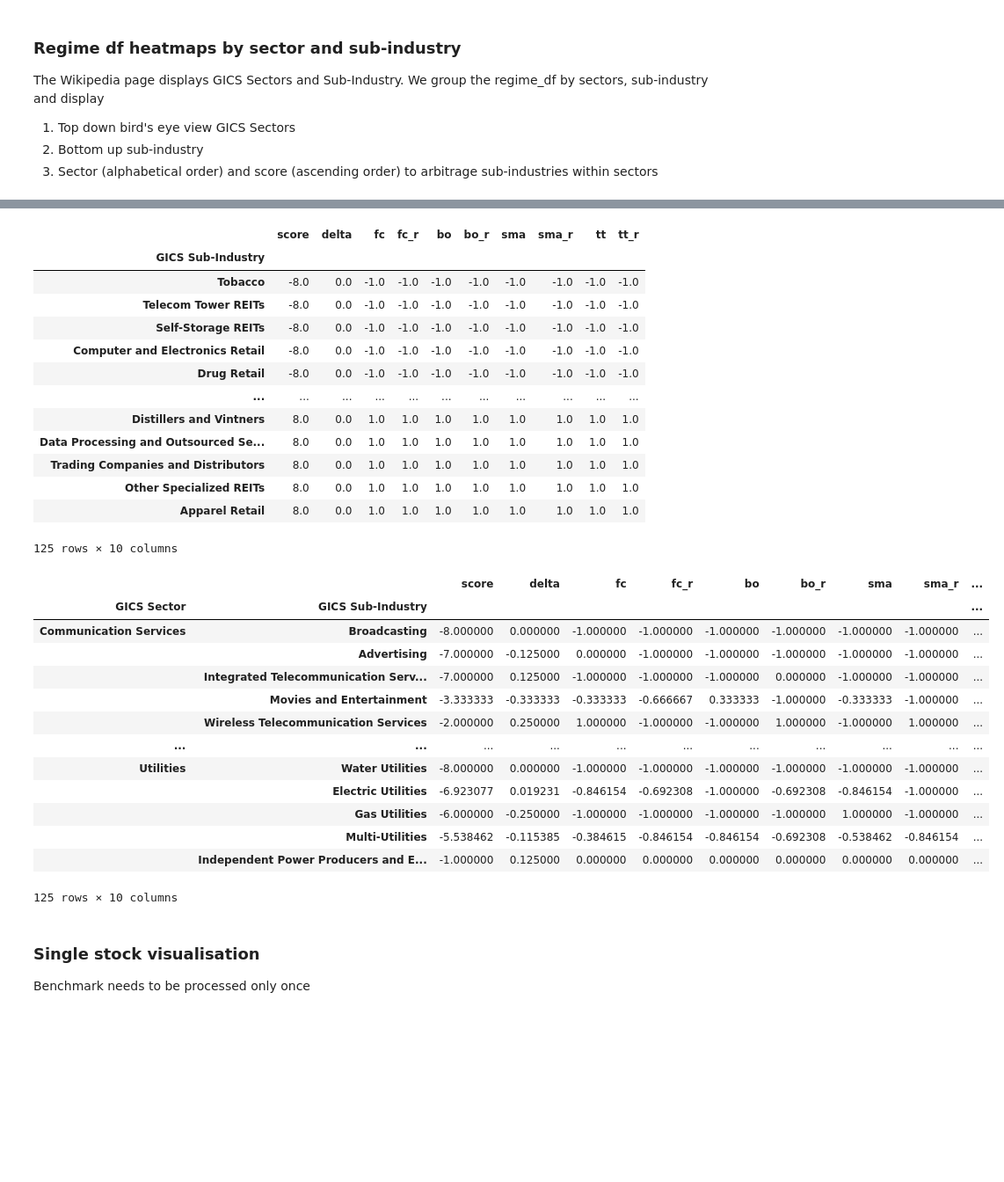
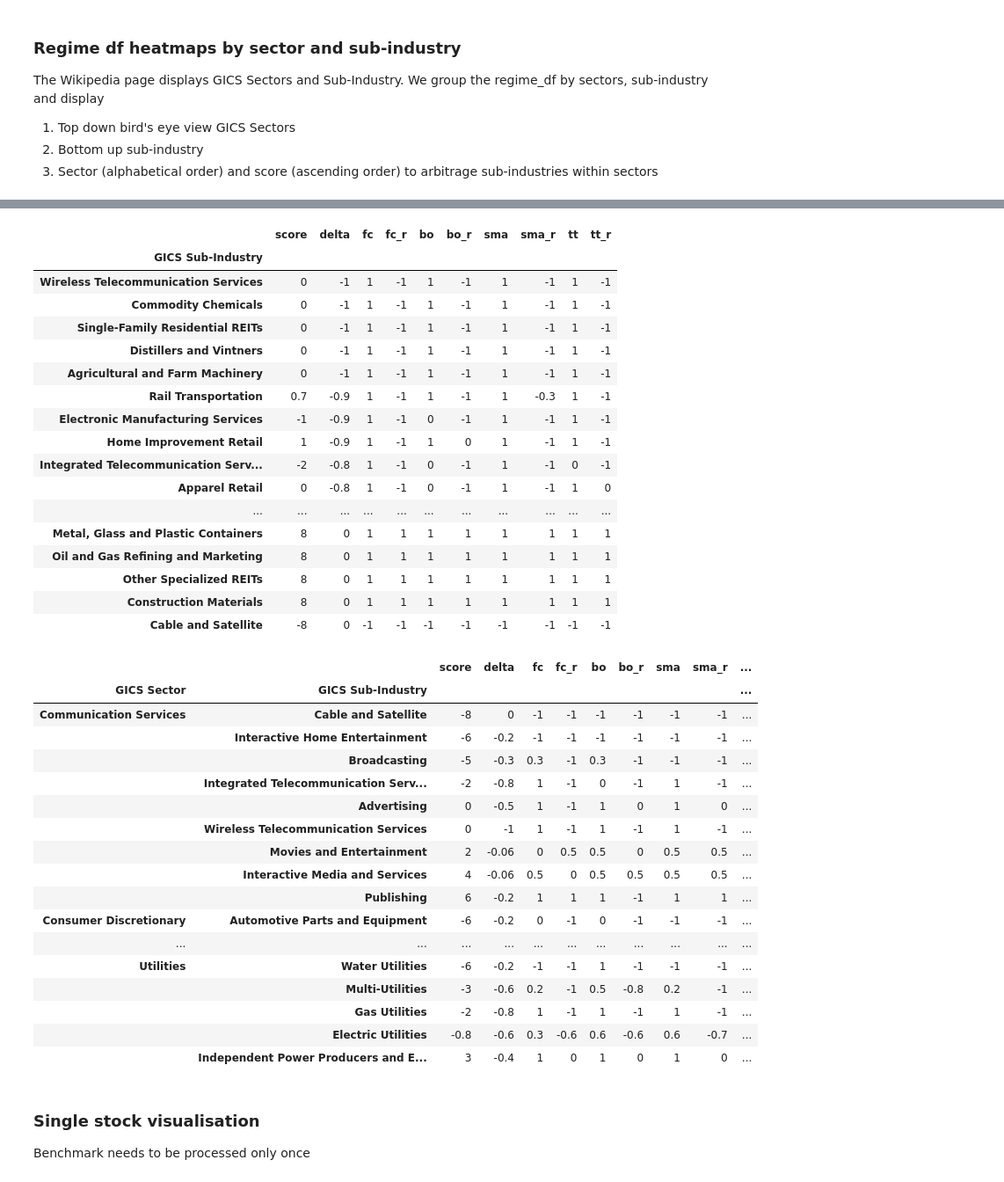
Before and after one commit to bjahnke/backtest_notebook, a Jupyter notebook: notes/market_scanner.ipynb, the cells around one changed output, grey strips where cells are left out. Shown at 88% size. Drawn from its saved outputs; the diff is of its cells as text; code cells hidden in the pictures; blank space fills up the shorter version.

```diff
--- a/notes/market_scanner.ipynb
+++ b/notes/market_scanner.ipynb
@@ -165,7 +165,9 @@ import dotenv
 import os
 dotenv.load_dotenv()
 regime_table = pd.read_sql(f'SELECT * FROM regime', os.environ.get('NEON_DB_CONSTR'))
+stock_table = pd.read_sql("SELECT id, symbol, is_relative FROM stock where stock.data_source = 'yahoo' and stock.market_index = 'SPY'", os.environ.get('NEON_DB_CONSTR'))
 # %%
+regime_table = stock_table.merge(regime_table, left_on='id', right_on='stock_id', how='inner')
 max_end_indices = regime_table.groupby(['symbol', 'type', 'is_relative'])['end'].idxmax()
 
 # Filter the DataFrame using the row indices and keep the 'rg' column
@@ -225,47 +226,53 @@ sub_industry_overview = regime_overview.groupby(sort_key)[groupby_cols].mean().s
 
 sub_industry_overview.style.background_gradient(
     subset= groupby_cols,cmap= 'RdYlGn').format('{:.1g}')
-sub_industry_overview
 # %% [output]
 |  | score | delta | fc | fc_r | bo | bo_r | sma | sma_r | tt | tt_r |
 | GICS Sub-Industry |  |  |  |  |  |  |  |  |  |  |
-| Tobacco | -8.0 | 0.0 | -1.0 | -1.0 | -1.0 | -1.0 | -1.0 | -1.0 | -1.0 | -1.0 |
-| Telecom Tower REITs | -8.0 | 0.0 | -1.0 | -1.0 | -1.0 | -1.0 | -1.0 | -1.0 | -1.0 | -1.0 |
-| Self-Storage REITs | -8.0 | 0.0 | -1.0 | -1.0 | -1.0 | -1.0 | -1.0 | -1.0 | -1.0 | -1.0 |
-| Computer and Electronics Retail | -8.0 | 0.0 | -1.0 | -1.0 | -1.0 | -1.0 | -1.0 | -1.0 | -1.0 | -1.0 |
-| Drug Retail | -8.0 | 0.0 | -1.0 | -1.0 | -1.0 | -1.0 | -1.0 | -1.0 | -1.0 | -1.0 |
+| Wireless Telecommunication Services | 0 | -1 | 1 | -1 | 1 | -1 | 1 | -1 | 1 | -1 |
+| Commodity Chemicals | 0 | -1 | 1 | -1 | 1 | -1 | 1 | -1 | 1 | -1 |
+| Single-Family Residential REITs | 0 | -1 | 1 | -1 | 1 | -1 | 1 | -1 | 1 | -1 |
+| Distillers and Vintners | 0 | -1 | 1 | -1 | 1 | -1 | 1 | -1 | 1 | -1 |
+| Agricultural and Farm Machinery | 0 | -1 | 1 | -1 | 1 | -1 | 1 | -1 | 1 | -1 |
+| Rail Transportation | 0.7 | -0.9 | 1 | -1 | 1 | -1 | 1 | -0.3 | 1 | -1 |
+| Electronic Manufacturing Services | -1 | -0.9 | 1 | -1 | 0 | -1 | 1 | -1 | 1 | -1 |
+| Home Improvement Retail | 1 | -0.9 | 1 | -1 | 1 | 0 | 1 | -1 | 1 | -1 |
+| Integrated Telecommunication Serv... | -2 | -0.8 | 1 | -1 | 0 | -1 | 1 | -1 | 0 | -1 |
+| Apparel Retail | 0 | -0.8 | 1 | -1 | 0 | -1 | 1 | -1 | 1 | 0 |
 | ... | ... | ... | ... | ... | ... | ... | ... | ... | ... | ... |
-| Distillers and Vintners | 8.0 | 0.0 | 1.0 | 1.0 | 1.0 | 1.0 | 1.0 | 1.0 | 1.0 | 1.0 |
-| Data Processing and Outsourced Se... | 8.0 | 0.0 | 1.0 | 1.0 | 1.0 | 1.0 | 1.0 | 1.0 | 1.0 | 1.0 |
-| Trading Companies and Distributors | 8.0 | 0.0 | 1.0 | 1.0 | 1.0 | 1.0 | 1.0 | 1.0 | 1.0 | 1.0 |
-| Other Specialized REITs | 8.0 | 0.0 | 1.0 | 1.0 | 1.0 | 1.0 | 1.0 | 1.0 | 1.0 | 1.0 |
-| Apparel Retail | 8.0 | 0.0 | 1.0 | 1.0 | 1.0 | 1.0 | 1.0 | 1.0 | 1.0 | 1.0 |
+| Metal, Glass and Plastic Containers | 8 | 0 | 1 | 1 | 1 | 1 | 1 | 1 | 1 | 1 |
+| Oil and Gas Refining and Marketing | 8 | 0 | 1 | 1 | 1 | 1 | 1 | 1 | 1 | 1 |
+| Other Specialized REITs | 8 | 0 | 1 | 1 | 1 | 1 | 1 | 1 | 1 | 1 |
+| Construction Materials | 8 | 0 | 1 | 1 | 1 | 1 | 1 | 1 | 1 | 1 |
+| Cable and Satellite | -8 | 0 | -1 | -1 | -1 | -1 | -1 | -1 | -1 | -1 |
-125 rows × 10 columns
 # %%
 groupby_cols = ['score', 'delta'] + regime_cols
 sort_key = ['GICS Sector','GICS Sub-Industry']
 
 sector_sub_sector_overview = regime_overview.groupby(sort_key)[groupby_cols].mean().sort_values(
     by= ['GICS Sector','score'])
 
 sector_sub_sector_overview.style.background_gradient(
     subset= groupby_cols,cmap= 'RdYlGn').format('{:.1g}')
-sector_sub_sector_overview
 # %% [output]
 |  |  | score | delta | fc | fc_r | bo | bo_r | sma | sma_r | ... |
 | GICS Sector | GICS Sub-Industry |  |  |  |  |  |  |  |  | ... |
-| Communication Services | Broadcasting | -8.000000 | 0.000000 | -1.000000 | -1.000000 | -1.000000 | -1.000000 | -1.000000 | -1.000000 | ... |
-|  | Advertising | -7.000000 | -0.125000 | 0.000000 | -1.000000 | -1.000000 | -1.000000 | -1.000000 | -1.000000 | ... |
-|  | Integrated Telecommunication Serv... | -7.000000 | 0.125000 | -1.000000 | -1.000000 | -1.000000 | 0.000000 | -1.000000 | -1.000000 | ... |
-|  | Movies and Entertainment | -3.333333 | -0.333333 | -0.333333 | -0.666667 | 0.333333 | -1.000000 | -0.333333 | -1.000000 | ... |
-|  | Wireless Telecommunication Services | -2.000000 | 0.250000 | 1.000000 | -1.000000 | -1.000000 | 1.000000 | -1.000000 | 1.000000 | ... |
+| Communication Services | Cable and Satellite | -8 | 0 | -1 | -1 | -1 | -1 | -1 | -1 | ... |
+|  | Interactive Home Entertainment | -6 | -0.2 | -1 | -1 | -1 | -1 | -1 | -1 | ... |
+|  | Broadcasting | -5 | -0.3 | 0.3 | -1 | 0.3 | -1 | -1 | -1 | ... |
+|  | Integrated Telecommunication Serv... | -2 | -0.8 | 1 | -1 | 0 | -1 | 1 | -1 | ... |
+|  | Advertising | 0 | -0.5 | 1 | -1 | 1 | 0 | 1 | 0 | ... |
+|  | Wireless Telecommunication Services | 0 | -1 | 1 | -1 | 1 | -1 | 1 | -1 | ... |
+|  | Movies and Entertainment | 2 | -0.06 | 0 | 0.5 | 0.5 | 0 | 0.5 | 0.5 | ... |
+|  | Interactive Media and Services | 4 | -0.06 | 0.5 | 0 | 0.5 | 0.5 | 0.5 | 0.5 | ... |
+|  | Publishing | 6 | -0.2 | 1 | 1 | 1 | -1 | 1 | 1 | ... |
+| Consumer Discretionary | Automotive Parts and Equipment | -6 | -0.2 | 0 | -1 | 0 | -1 | -1 | -1 | ... |
 | ... | ... | ... | ... | ... | ... | ... | ... | ... | ... | ... |
-| Utilities | Water Utilities | -8.000000 | 0.000000 | -1.000000 | -1.000000 | -1.000000 | -1.000000 | -1.000000 | -1.000000 | ... |
-|  | Electric Utilities | -6.923077 | 0.019231 | -0.846154 | -0.692308 | -1.000000 | -0.692308 | -0.846154 | -1.000000 | ... |
-|  | Gas Utilities | -6.000000 | -0.250000 | -1.000000 | -1.000000 | -1.000000 | -1.000000 | 1.000000 | -1.000000 | ... |
-|  | Multi-Utilities | -5.538462 | -0.115385 | -0.384615 | -0.846154 | -0.846154 | -0.692308 | -0.538462 | -0.846154 | ... |
-|  | Independent Power Producers and E... | -1.000000 | 0.125000 | 0.000000 | 0.000000 | 0.000000 | 0.000000 | 0.000000 | 0.000000 | ... |
+| Utilities | Water Utilities | -6 | -0.2 | -1 | -1 | 1 | -1 | -1 | -1 | ... |
+|  | Multi-Utilities | -3 | -0.6 | 0.2 | -1 | 0.5 | -0.8 | 0.2 | -1 | ... |
+|  | Gas Utilities | -2 | -0.8 | 1 | -1 | 1 | -1 | 1 | -1 | ... |
+|  | Electric Utilities | -0.8 | -0.6 | 0.3 | -0.6 | 0.6 | -0.6 | 0.6 | -0.7 | ... |
+|  | Independent Power Producers and E... | 3 | -0.4 | 1 | 0 | 1 | 0 | 1 | 0 | ... |
-125 rows × 10 columns
 # %%
 import pathlib
 regime_overview.to_excel(pathlib.Path('..') / 'data' / 'regimes.xlsx')
```
Also changed, not shown: parts of 3 cells of this notebook, 3 other files.
